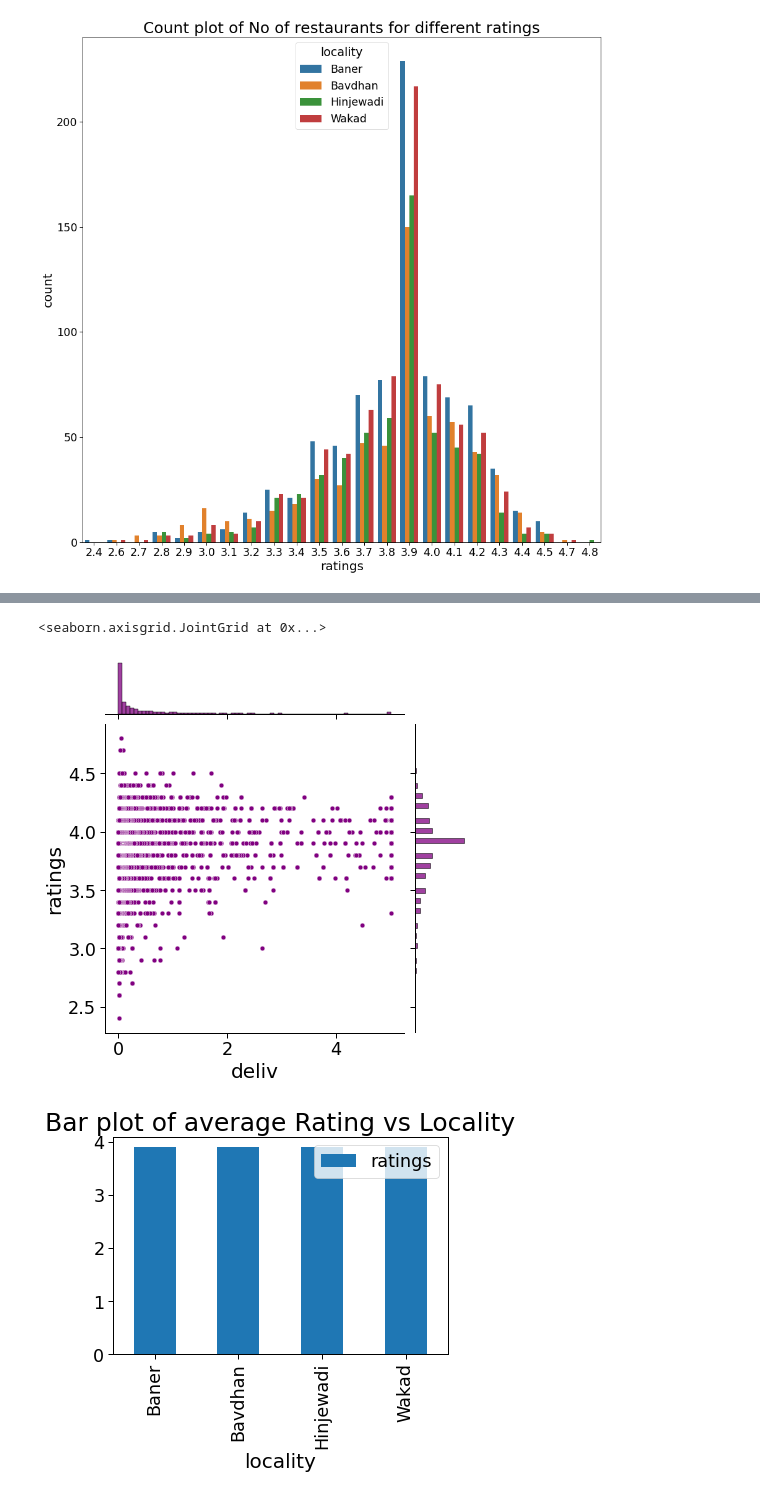
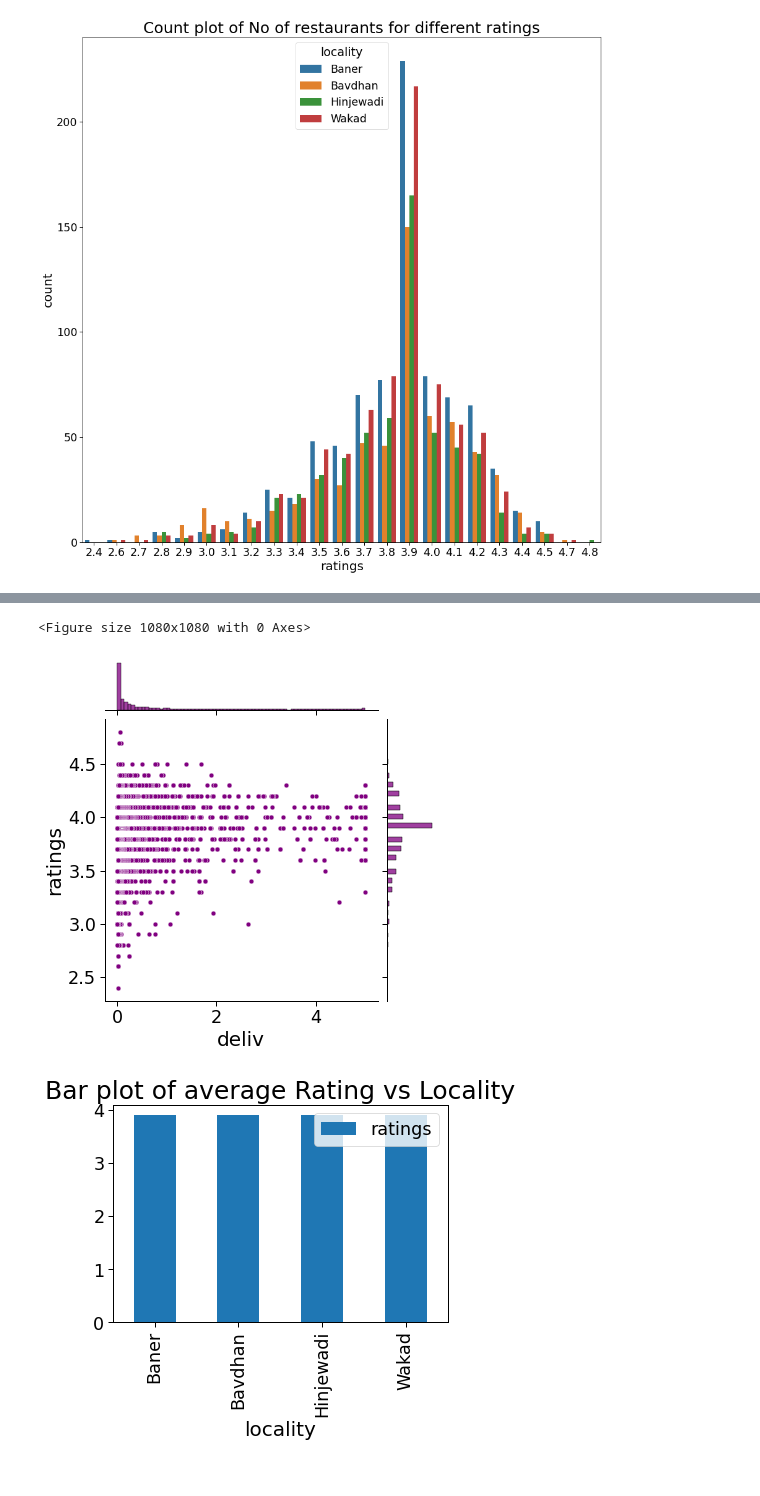
Before and after one commit to Ruthik27/Bed_Rest_and_Order_Services, a Jupyter notebook: new_data_zomato.ipynb, the cells around one changed output, grey strips where cells are left out. Saved outputs shown, nothing was run; the diff lists cells and outputs as text; code cells hidden in the pictures.

Commit message:
changing figsize

```diff
--- a/new_data_zomato.ipynb
+++ b/new_data_zomato.ipynb
@@ -446,8 +424,10 @@ sns.jointplot(x = "delivery_reviews", y = "deliv",data = shawn ,color= "red")
 # %%
+plt.figure(figsize=(15, 15))
 sns.jointplot(x = "deliv", y = "ratings",data = shawn ,color= "purple")
+plt.show()
 # %% [output]
-<seaborn.axisgrid.JointGrid at 0x...>
+<Figure size 1080x1080 with 0 Axes>
-[figure, old version]
+[figure, new version]
 # %%
 shawn[['ratings', 'locality']].groupby(['locality']).median().sort_values("ratings", ascending = True).plot.bar()
 plt.title('Bar plot of average Rating vs Locality')
```
Also changed, not shown: parts of 10 cells of this notebook.
